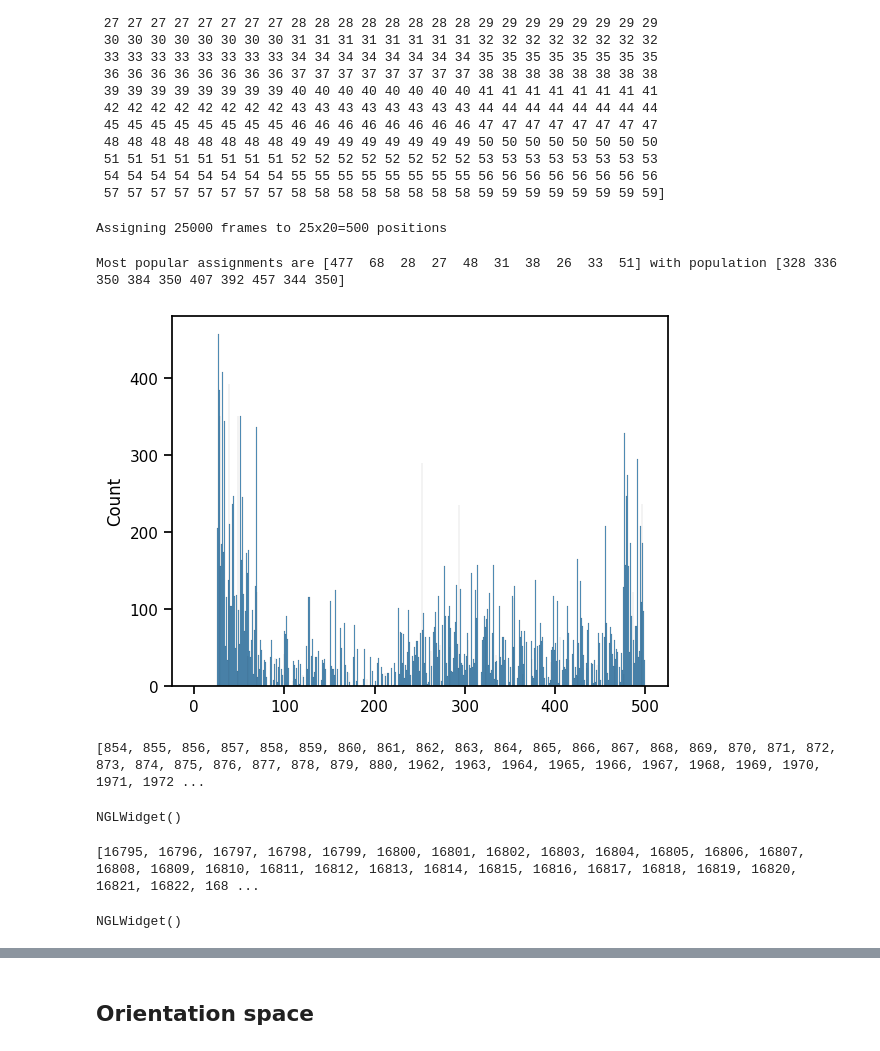
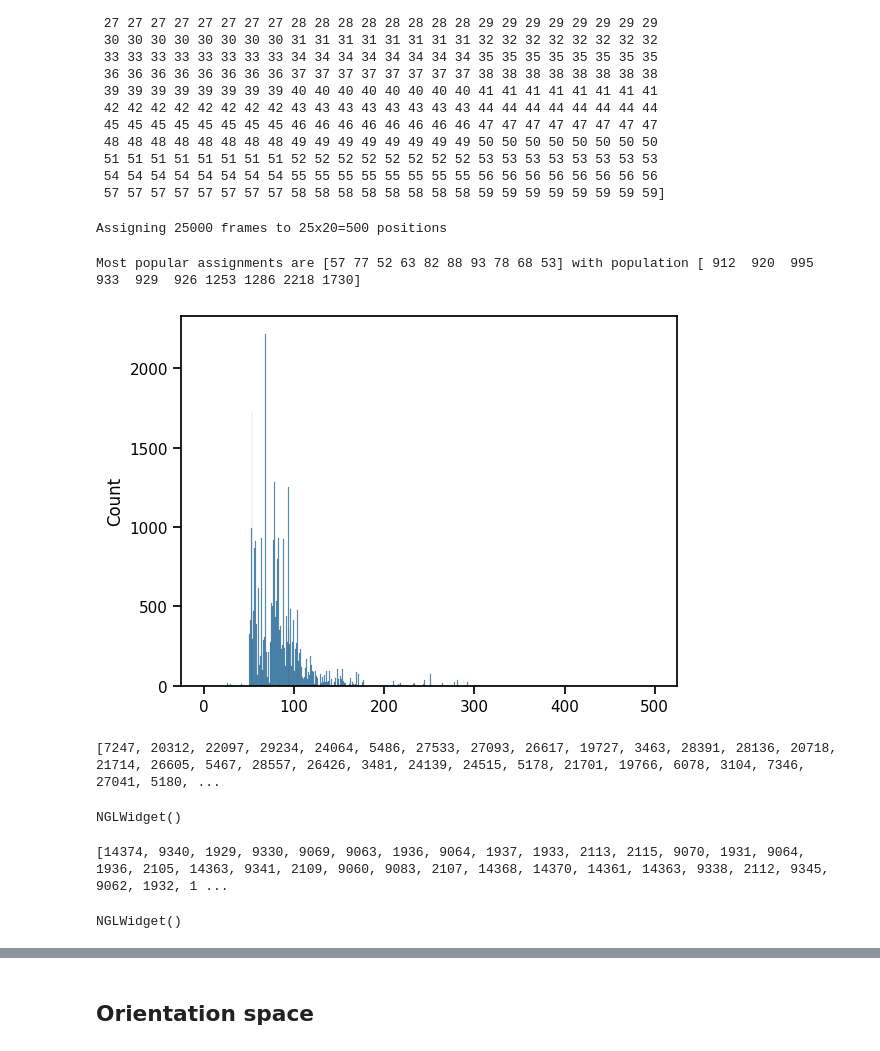
Before and after one commit to bkellerlab/molecularRotationalGrids, a Jupyter notebook: jupyter/Meeting_2024_02_14.ipynb, the cells around one changed output, grey strips where cells are left out. Saved outputs shown, nothing was run; the diff lists cells and outputs as text; code cells hidden in the pictures.

```diff
--- a/jupyter/Meeting_2024_02_14.ipynb
+++ b/jupyter/Meeting_2024_02_14.ipynb
@@ -152,47 +169,46 @@ assert np.all(position_assignments == expected_assignments)
  51 51 51 51 51 51 51 51 52 52 52 52 52 52 52 52 53 53 53 53 53 53 53 53
  54 54 54 54 54 54 54 54 55 55 55 55 55 55 55 55 56 56 56 56 56 56 56 56
  57 57 57 57 57 57 57 57 58 58 58 58 58 58 58 58 59 59 59 59 59 59 59 59]
-# %%
-# test with a real trajectory: see how long it takes
-gro_name = "H2O_H2O_0095"
-traj_name = "H2O_H2O_0095_25000"
-traj_universe = mda.Universe(f"{PATH_OUTPUT_PT}{gro_name}.gro", f"{PATH_OUTPUT_PT}{traj_name}.xtc")
-
-print(f"Assigning 25000 frames to 25x20={25*20} positions")
-traj_full_grid = FullGrid(b_grid_name="20", o_grid_name="25", t_grid_name="linspace(0.2, 1.5, 20)")
-position_assignments = assign_2_position_grid(traj_universe, traj_full_grid.get_o_grid().get_grid_as_array(),
-                       traj_full_grid.get_radii(), my_second_molecule)
-# %% [output]
-Assigning 25000 frames to 25x20=500 positions
+# %%
+# test with a real trajectory: see how long it takes
+traj_full_grid = FullGrid(b_grid_name="20", o_grid_name="25", t_grid_name="linspace(0.2, 0.9, 20)")
+sh_water_traj = SimulationHistogram("H2O_H2O_0095_30000", "H2O", is_pt=False, full_grid=traj_full_grid,
+                                    second_molecule_selection="bynum 4:6", use_saved=False)
+position_assignments_wt = sh_water_traj.get_position_assignments()
+
+print(f"Assigning 25000 frames to 25x20={25*20} positions")
+# %% [output]
+Assigning 25000 frames to 25x20=500 positions
 # %%
 # make a histogram of most populated positions
-sns.histplot(position_assignments, stat="count", bins=np.arange(501))
+sns.histplot(position_assignments_wt, stat="count", bins=np.arange(501))
 
-popular, counts = np.unique(position_assignments, return_counts=True)
+popular, counts = np.unique(position_assignments_wt, return_counts=True)
 max_counts = k_argmax_in_array(counts, 10)
 print(f"Most popular assignments are {popular[max_counts]} with population {counts[max_counts]}")
+plt.show()
 # %% [output]
-Most popular assignments are [477  68  28  27  48  31  38  26  33  51] with population [328 336 350 384 350 407 392 457 344 350]
+Most popular assignments are [57 77 52 63 82 88 93 78 68 53] with population [ 912  920  995  933  929  926 1253 1286 2218 1730]
-[figure, old version]
+[figure, new version]
 # %%
 # plot some frames of a real trajectory that belong to the same position grid point
-vm = ViewManager(traj_universe)
+vm = ViewManager(sh_water_traj.trajectory_universe)
 # plot a selection (because too many) that are all assigned to grid point 26
-assigned_to_26 = np.where(position_assignments == 26)[0]
+assigned_to_26 = np.where(position_assignments_wt == 68)[0]
 # show in VMD for a better view
-print(list(assigned_to_26))
+print(list(np.random.choice(assigned_to_26, 100)))
 vm.plot_frames_overlapping(np.random.choice(assigned_to_26, 30))
 # %% [output]
-[854, 855, 856, 857, 858, 859, 860, 861, 862, 863, 864, 865, 866, 867, 868, 869, 870, 871, 872, 873, 874, 875, 876, 877, 878, 879, 880, 1962, 1963, 1964, 1965, 1966, 1967, 1968, 1969, 1970, 1971, 1972 ...
+[7247, 20312, 22097, 29234, 24064, 5486, 27533, 27093, 26617, 19727, 3463, 28391, 28136, 20718, 21714, 26605, 5467, 28557, 26426, 3481, 24139, 24515, 5178, 21701, 19766, 6078, 3104, 7346, 27041, 5180, ...
 NGLWidget()
 # %%
 # try another one
 vm.fresh_view()
 # plot a selection (because too many) that are all assigned to grid point 477
-assigned_to_477 = np.where(position_assignments == 477)[0]
+assigned_to_477 = np.where(position_assignments_wt == 100)[0]
 # show in VMD for a better view
-print(list(assigned_to_477))
+print(list(np.random.choice(assigned_to_477, 100)))
 vm.plot_frames_overlapping(np.random.choice(assigned_to_477, 30))
 # %% [output]
-[16795, 16796, 16797, 16798, 16799, 16800, 16801, 16802, 16803, 16804, 16805, 16806, 16807, 16808, 16809, 16810, 16811, 16812, 16813, 16814, 16815, 16816, 16817, 16818, 16819, 16820, 16821, 16822, 168 ...
+[14374, 9340, 1929, 9330, 9069, 9063, 1936, 9064, 1937, 1933, 2113, 2115, 9070, 1931, 9064, 1936, 2105, 14363, 9341, 2109, 9060, 9083, 2107, 14368, 14370, 14361, 14363, 9338, 2112, 9345, 9062, 1932, 1 ...
 NGLWidget()
```
Also changed, not shown: parts of 34 cells of this notebook, 2 other files.
